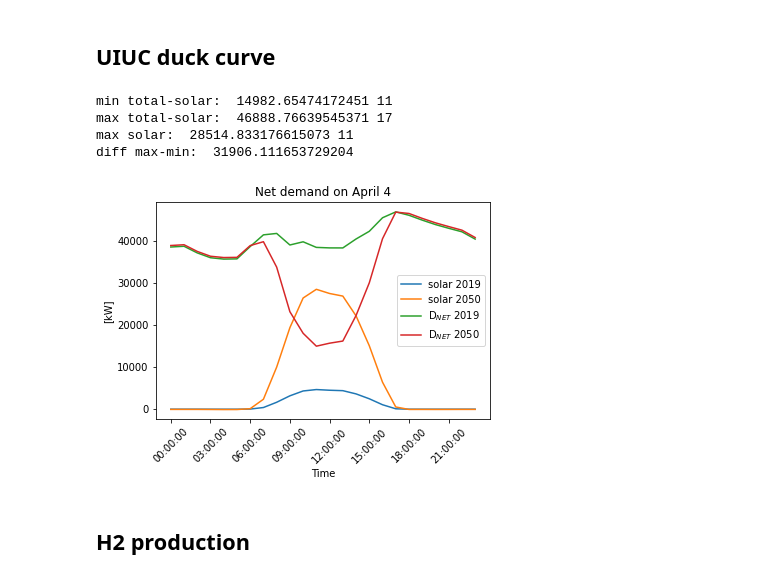
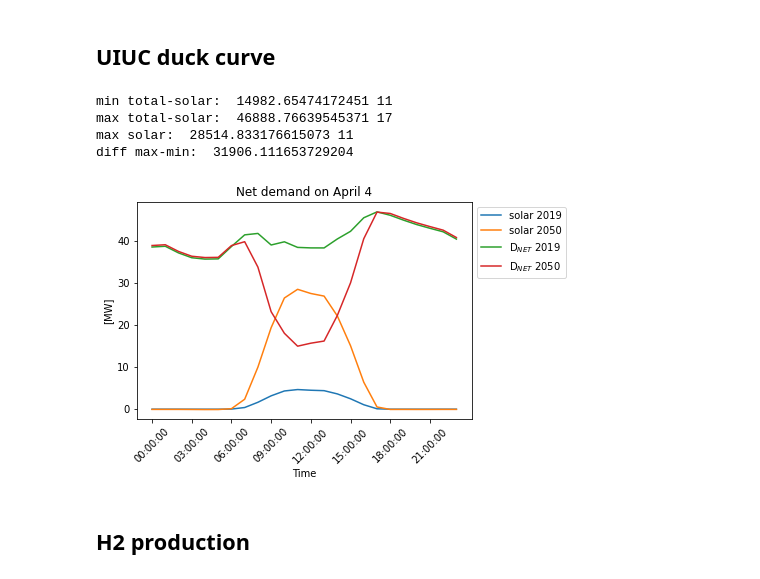
Before and after one commit to robfairh/pride, a Jupyter notebook: duck-curve/duck-curve.ipynb, the cells around one changed output. Cells and saved outputs as stored; diff of their text form; code cells hidden in the pictures.

Commit message:
changed units in some figures

```diff
--- a/duck-curve/duck-curve.ipynb
+++ b/duck-curve/duck-curve.ipynb
@@ -47,9 +47,11 @@ def get_prediction(syear, stime, elec, fut, plotflag, title, name=0):
         plt.plot(stime, elec, label='data', marker='*', markersize=4)
         plt.plot(sstime, pt, label='regression', marker='o', markersize=5)
         plt.plot(future, ytf, label='prediction', marker='v', markersize=4)
-        plt.legend(loc='upper left')
-        plt.xlabel('year')
-        plt.ylabel('Million [kWh]')
+        plt.legend(loc='upper left', fontsize=14)
+        plt.xticks(fontsize=14)
+        plt.yticks(fontsize=14)
+        plt.xlabel('year', fontsize=14)
+        plt.ylabel('Million [kWh]', fontsize=14)
         plt.title(title+' electricity net generation.')
         # plt.savefig("figures/"+name, dpi=300, bbox_inches="tight")
         plt.show()
@@ -188,43 +190,42 @@ e = timeh.index(str(day.date())+' 23:00:00')
 timed = timeh[s:e+1]
 valtot = np.array(totalh[s:e+1])
 
 A = np.zeros((len(valtot), len(valsol)))
 for i in range(A.shape[0]):
     A[i, 4*i:4*(i+1)] = 0.25*np.ones(4)
 nvalsol = A @ np.array(valsol)
 
 timep = [str(datetime.fromisoformat(timed[i]).time()) for i in range(len(timed))]
 
-plt.plot(timep, nvalsol, label='solar 2019')
+plt.plot(timep, nvalsol/1e3, label='solar 2019')
 nnvalsol = ussg*nvalsol
-plt.plot(timep, nnvalsol, label='solar 2050')
+plt.plot(timep, nnvalsol/1e3, label='solar 2050')
 
 totmsol = valtot-nvalsol
-plt.plot(timep, totmsol, label='D$_{NET}$ 2019')
+plt.plot(timep, totmsol/1e3, label='D$_{NET}$ 2019')
 nvaltot = ustg*valtot
 ntotmsol = nvaltot-nnvalsol
-plt.plot(timep, ntotmsol, label='D$_{NET}$ 2050')
+plt.plot(timep, ntotmsol/1e3, label='D$_{NET}$ 2050')
 
 plt.xticks(np.arange(0, 24, step=3), rotation=45)
-plt.ylabel('[kW]')
 plt.xlabel('Time')
-# plt.legend(loc="upper right", bbox_to_anchor=(1.4, 1.0))
-# plt.legend(loc="lower left")
-plt.legend(loc="best")
+plt.ylabel('[MW]')
+plt.legend(loc="upper left", bbox_to_anchor=(1.0, 1.0))
+# plt.legend(loc="best", fontsize=14)
 plt.title("Net demand on April 4", color="black")
 
-# plt.savefig("figures/uiuc-duck", dpi=300, bbox_inches="tight")
+plt.savefig("figures/uiuc-duck", dpi=300, bbox_inches="tight")
 
 print('min total-solar: ', np.min(ntotmsol), ntotmsol.tolist().index(np.min(ntotmsol)))
 print('max total-solar: ', np.max(ntotmsol), ntotmsol.tolist().index(np.max(ntotmsol)))
 print('max solar: ', np.max(nnvalsol), nnvalsol.tolist().index(np.max(nnvalsol)))
 print('diff max-min: ', (np.max(ntotmsol)-np.min(ntotmsol)))
 # %% [output]
 min total-solar:  14982.65474172451 11
 max total-solar:  46888.76639545371 17
 max solar:  28514.833176615073 11
 diff max-min:  31906.111653729204
-[figure, old version]
+[figure, new version]
 # %% [markdown]
 ## H2 production
 # %%
```
Also changed, not shown: parts of 3 cells of this notebook, 3 other files.
